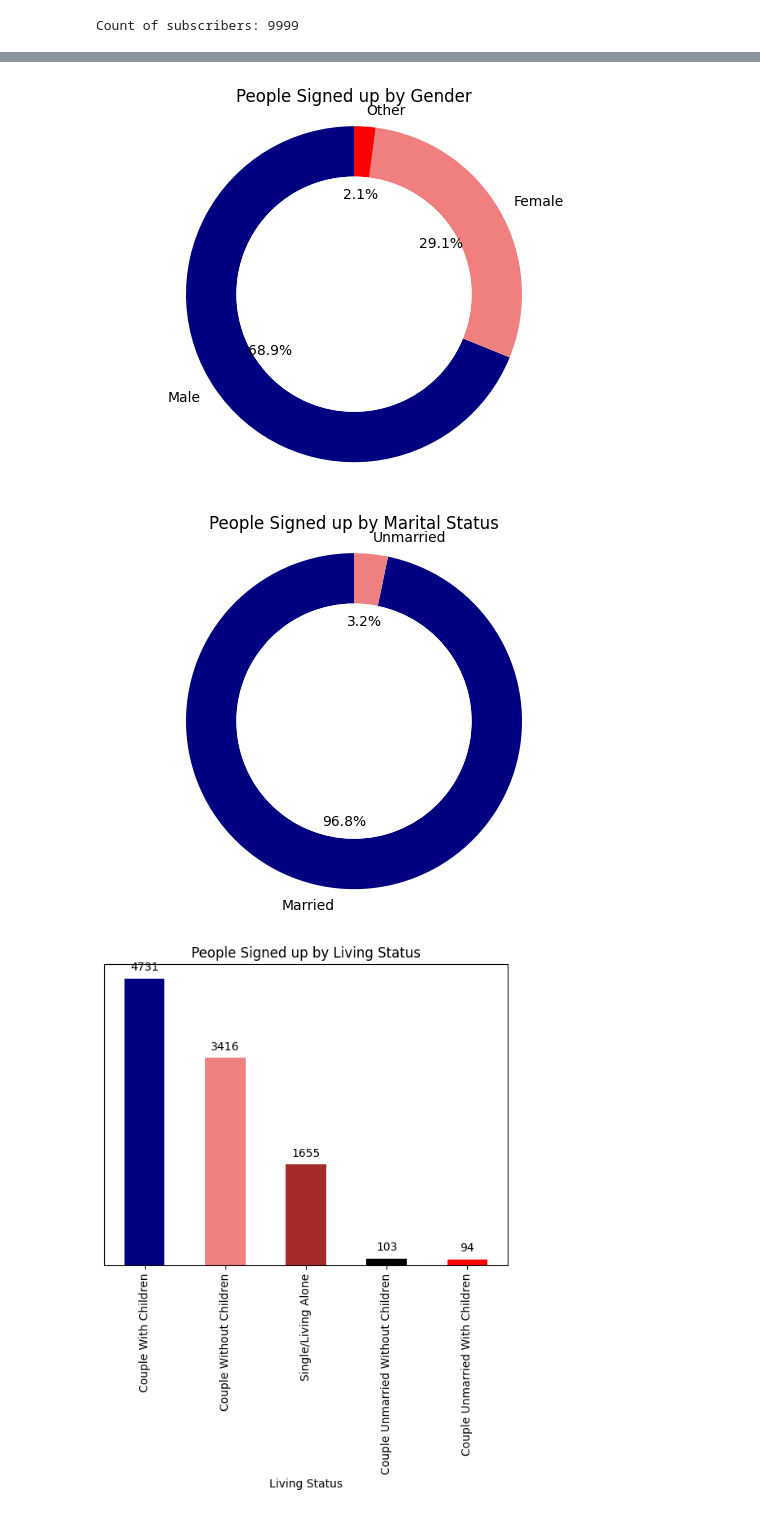
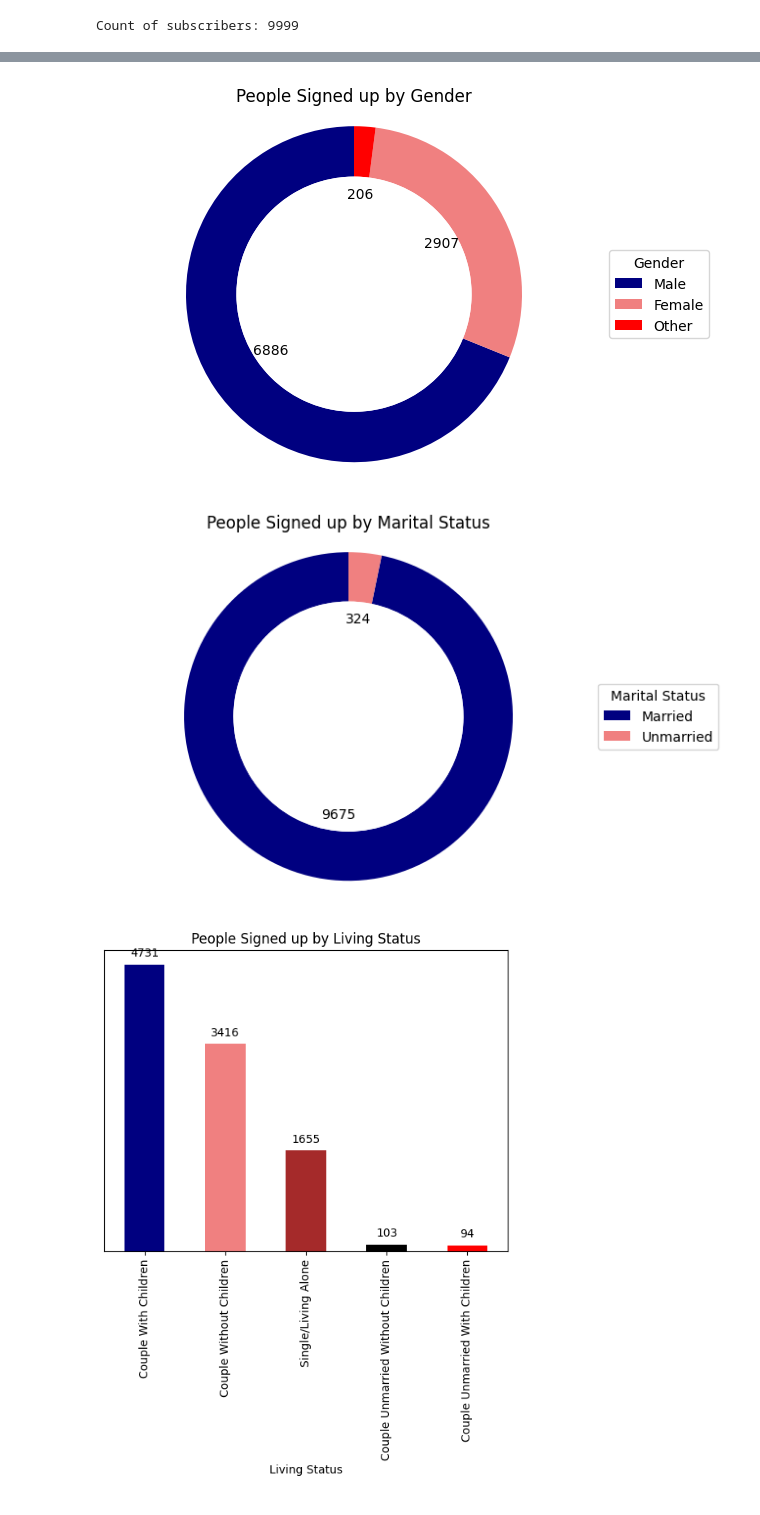
Before and after one commit to rasdarps/email_subscription_analysis, a Jupyter notebook: email_analysis.ipynb, the cells around one changed output, grey strips where cells are left out. Drawn from its saved outputs; the diff is of its cells as text; code cells hidden in the pictures.

Commit message:
visualization

```diff
--- a/email_analysis.ipynb
+++ b/email_analysis.ipynb
@@ -104,6 +104,9 @@ df.rename(columns={'Living statUnmarrieds': 'Living_Status'}, inplace=True)
 # print(df)
 # %%
 #2. Correcting spelling errors in field
+
+#Replace 'Not Mentioned' with 'Other' under the Gender column
+df['Status'].replace('Inactive', 'InActive', inplace=True)
 
 #Replace 'Not Mentioned' with 'Other' under the Gender column
 df['Gender'].replace('Not Mention', 'Other', inplace=True)
@@ -216,35 +287,51 @@ Count of subscribers: 9999
 # %%
+
 # Group by 'Gender' and count the number of people in each group
 gender_counts = df['Gender'].value_counts()
+
+# Calculate total subscriber count
+total_subscribers = gender_counts.sum()
 
 # Specify custom colors for each category
 custom_colors = ['navy', 'lightcoral', 'red', 'lightpink', 'lightskyblue']  # Replace with your desired colors
 
-# Plotting the donut chart
+# Plotting the donut chart with individual counts and total subscriber count
 fig, ax = plt.subplots()
-ax.pie(gender_counts, labels=gender_counts.index, autopct='%1.1f%%', startangle=90, wedgeprops=dict(width=0.3), colors=custom_colors)
+wedges, texts, autotexts = ax.pie(gender_counts, autopct='%1.1f%%', startangle=90, wedgeprops=dict(width=0.3), colors=custom_colors)
 ax.axis('equal')  # Equal aspect ratio ensures that pie is drawn as a circle.
 
 # Draw a circle in the center to create a donut chart
 center_circle = plt.Circle((0, 0), 0.70, fc='white')
 fig = plt.gcf()
 fig.gca().add_artist(center_circle)
 
+# Adding individual counts as annotations
+for text, count in zip(autotexts, gender_counts):
+    text.set_text(f'{count}')
+
+# Set text labels in legend without count values
+legend_labels = [f'{label}' for label in gender_counts.index]
+plt.legend(legend_labels, title="Gender", loc='center left', bbox_to_anchor=(1, 0.5))
+
 # Display the chart
 plt.title("People Signed up by Gender")
 plt.show()
 # %% [output]
-[figure, old version]
+[figure, new version]
 # %%
-# Group by 'Marital_Status' and count the number of people in each group
+
+# Group by 'Gender' and count the number of people in each group
 marital_status_counts = df['Marital_Status'].value_counts()
 
+# Calculate total subscriber count
+total_subscribers = marital_status_counts.sum()
+
 # Specify custom colors for each category
-custom_colors = ['navy', 'lightcoral']  # Replace with your desired colors
+custom_colors = ['navy', 'lightcoral', 'red', 'lightpink', 'lightskyblue']  # Replace with your desired colors
 
-# Plotting the donut chart with custom colors
+# Plotting the donut chart with individual counts and total subscriber count
 fig, ax = plt.subplots()
-ax.pie(marital_status_counts, labels=marital_status_counts.index, autopct='%1.1f%%', startangle=90, wedgeprops=dict(width=0.3), colors=custom_colors)
+wedges, texts, autotexts = ax.pie(marital_status_counts, autopct='%1.1f%%', startangle=90, wedgeprops=dict(width=0.3), colors=custom_colors)
 ax.axis('equal')  # Equal aspect ratio ensures that pie is drawn as a circle.
 
 # Draw a circle in the center to create a donut chart
@@ -252,11 +339,19 @@ center_circle = plt.Circle((0, 0), 0.70, fc='white')
 fig = plt.gcf()
 fig.gca().add_artist(center_circle)
 
+# Adding individual counts as annotations
+for text, count in zip(autotexts, marital_status_counts):
+    text.set_text(f'{count}')
+
+# Set text labels in legend without count values
+legend_labels = [f'{label}' for label in marital_status_counts.index]
+plt.legend(legend_labels, title="Marital Status", loc='center left', bbox_to_anchor=(1, 0.5))
+
 # Display the chart
 plt.title("People Signed up by Marital Status")
 plt.show()
 # %% [output]
-[figure, old version]
+[figure, new version]
 # %%
 # Group by 'Living_Status' and count the number of people in each group
 living_status_counts = df['Living_Status'].value_counts()
```
Also changed, not shown: parts of 2 cells of this notebook, 1 other file.
